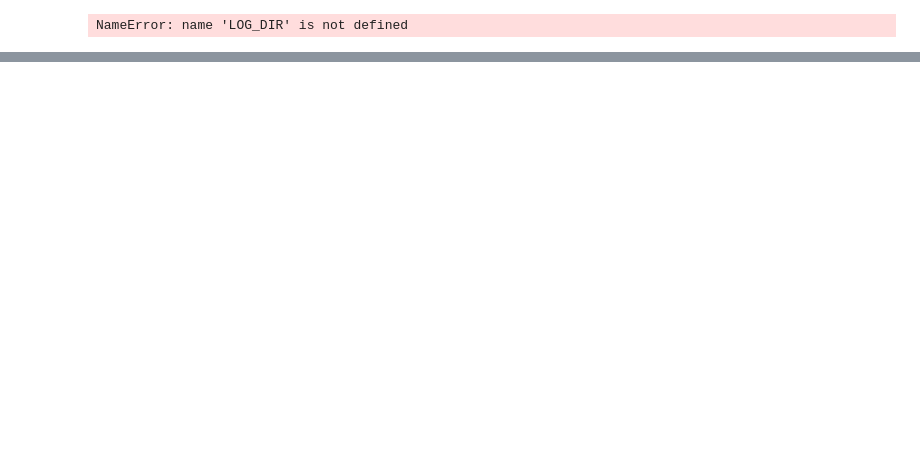
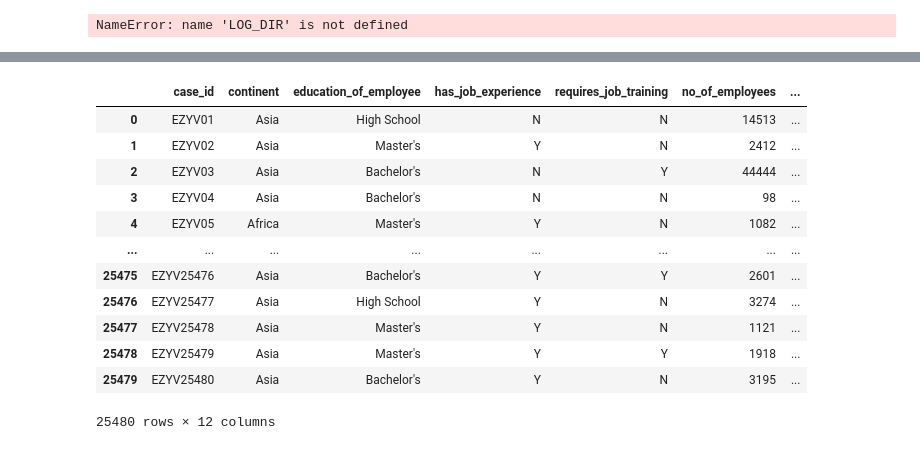
Before and after one commit to tysonbarreto/MLOps-VA, a Jupyter notebook: test.ipynb, the cells around one changed output, grey strips where cells are left out. Drawn from its saved outputs; the diff is of its cells as text; code cells hidden in the pictures; blank space fills up the shorter version.

Commit message:
training and evaluation pipeline setup

```diff
--- a/test.ipynb
+++ b/test.ipynb
@@ -142 +140,8 @@ x[2].tb_frame.f_code.co_filename
+# %%
+import os
+from dotenv import dotenv_values
+import pymongo
+import certifi
+ca=certifi.where()
+x= dotenv_values("notebook/KEY.env").values()
 # %%
@@ -145,0 +151,4 @@ x[2].
+# %%
+
+cnxn_string = x
+client_ = pymongo.MongoClient(cnxn_string,  tlsCAFile=ca)
@@ -145,0 +188,17 @@ x[2].
+# %%
+@dataclass
+class Dataset:
+    mongo_client: MongoDBClient = MongoDBClient()
+
+    def export_collection_as_dataframe(self)->pd.DataFrame:
+        try:
+
+            collection = self.mongo_client.collection
+
+            df = pd.DataFrame(list(collection.find()))
+            if "_id" in df.columns.to_list():
+                df = df.drop(columns=["_id"], axis=1)
+            df.replace({"na":np.nan},inplace=True)
+            return df
+        except Exception as e:
+            raise VAException(e,sys)
@@ -145,0 +211,16 @@ x[2].
+# %%
+Dataset().export_collection_as_dataframe()
+# %% [output]
+|  | case_id | continent | education_of_employee | has_job_experience | requires_job_training | no_of_employees | ... |
+| 0 | EZYV01 | Asia | High School | N | N | 14513 | ... |
+| 1 | EZYV02 | Asia | Master's | Y | N | 2412 | ... |
+| 2 | EZYV03 | Asia | Bachelor's | N | Y | 44444 | ... |
+| 3 | EZYV04 | Asia | Bachelor's | N | N | 98 | ... |
+| 4 | EZYV05 | Africa | Master's | Y | N | 1082 | ... |
+| ... | ... | ... | ... | ... | ... | ... | ... |
+| 25475 | EZYV25476 | Asia | Bachelor's | Y | Y | 2601 | ... |
+| 25476 | EZYV25477 | Asia | High School | Y | N | 3274 | ... |
+| 25477 | EZYV25478 | Asia | Master's | Y | N | 1121 | ... |
+| 25478 | EZYV25479 | Asia | Master's | Y | Y | 1918 | ... |
+| 25479 | EZYV25480 | Asia | Bachelor's | Y | N | 3195 | ... |
+25480 rows × 12 columns
```
Also changed, not shown: parts of 35 cells of this notebook, 27 other files.
